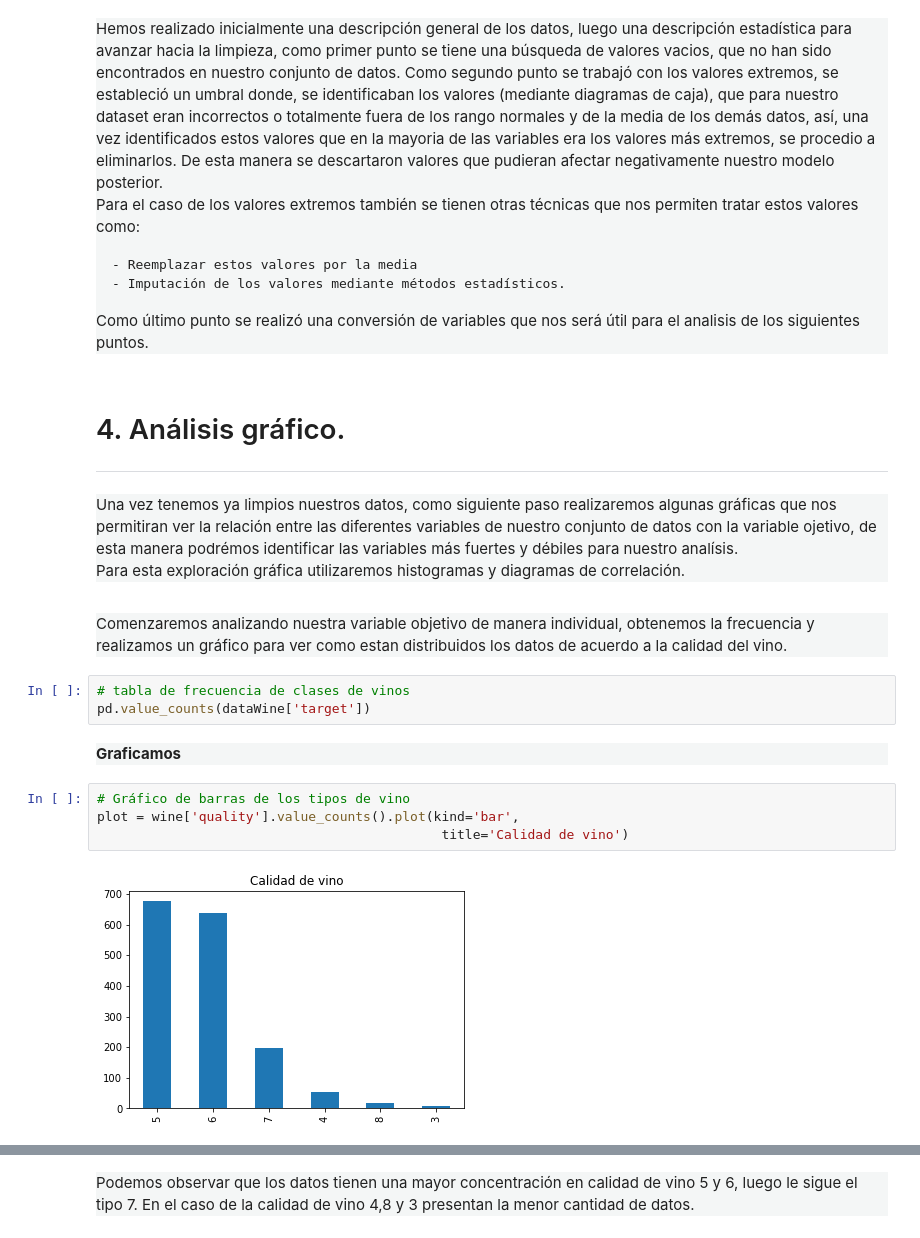
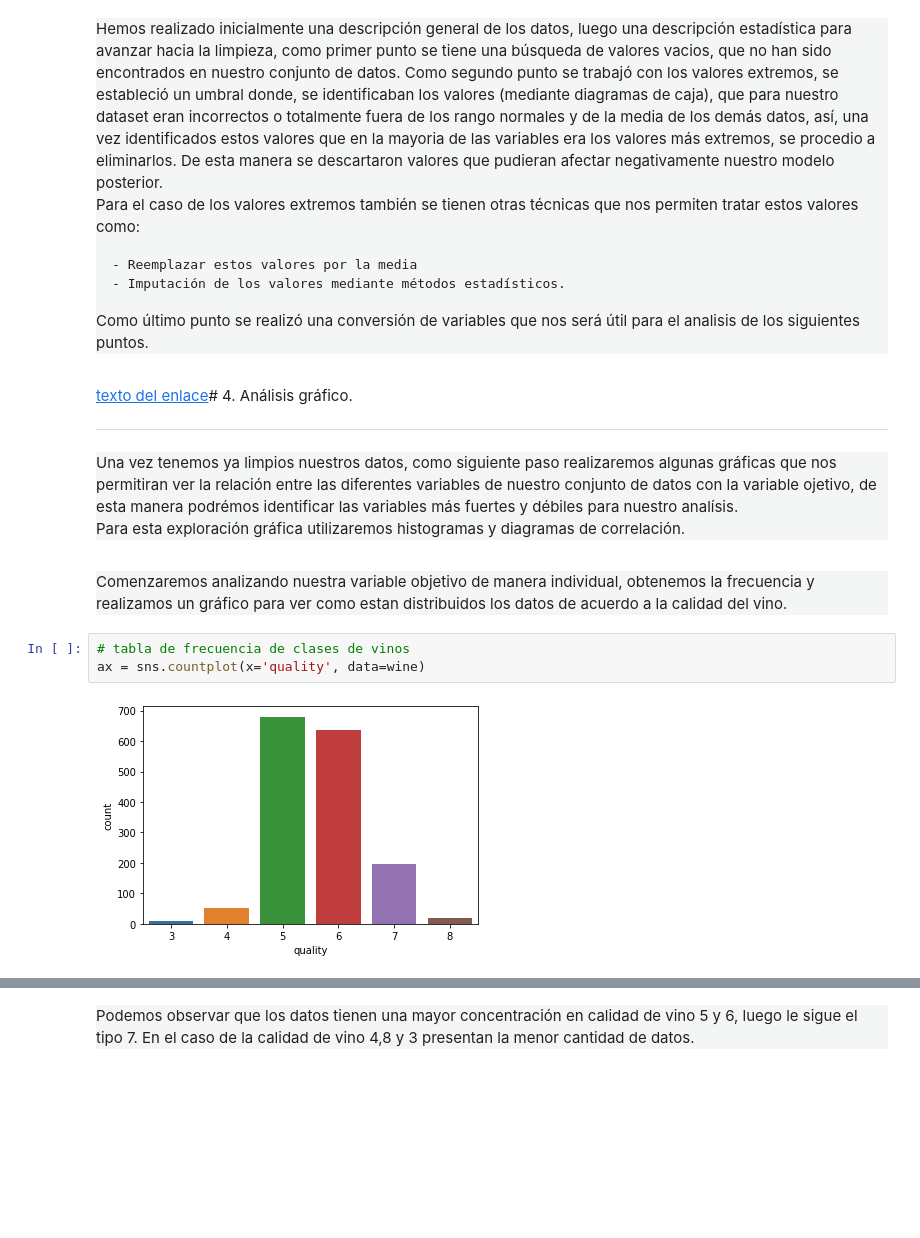
Before and after one commit to Liss-maritza/PEC2-CVD, a Jupyter notebook: PEC2-CVD.ipynb, the cells around one changed output, grey strips where cells are left out. Cells and saved outputs as stored; diff of their text form; blank space fills up the shorter version.

```diff
--- a/PEC2-CVD.ipynb
+++ b/PEC2-CVD.ipynb
@@ -498,7 +485,7 @@ Para el caso de los valores extremos también se tienen otras técnicas que nos
  Como último punto se realizó una conversión de variables que nos será útil para el analisis de los siguientes puntos.
 </div>
 # %% [markdown]
-# 4. Análisis gráfico.
+[texto del enlace](https://)# 4. Análisis gráfico.
 
 <hr>
 <div style="background-color: #F4F6F6;">
@@ -513,15 +500,6 @@ Comenzaremos analizando nuestra variable objetivo de manera individual, obtenemo
 </div>
 # %%
 # tabla de frecuencia de clases de vinos
-pd.value_counts(dataWine['target'])
+ax = sns.countplot(x='quality', data=wine)
+# %% [output]
+[figure, added]
-# %% [markdown]
-<div style="background-color: #F4F6F6;">
-<strong>Graficamos</strong>
-
-</div>
-# %%
-# Gráfico de barras de los tipos de vino
-plot = wine['quality'].value_counts().plot(kind='bar',
-                                            title='Calidad de vino')
-# %% [output]
-[figure, removed]
```
Also changed, not shown: parts of 64 cells of this notebook, 1 other file.
